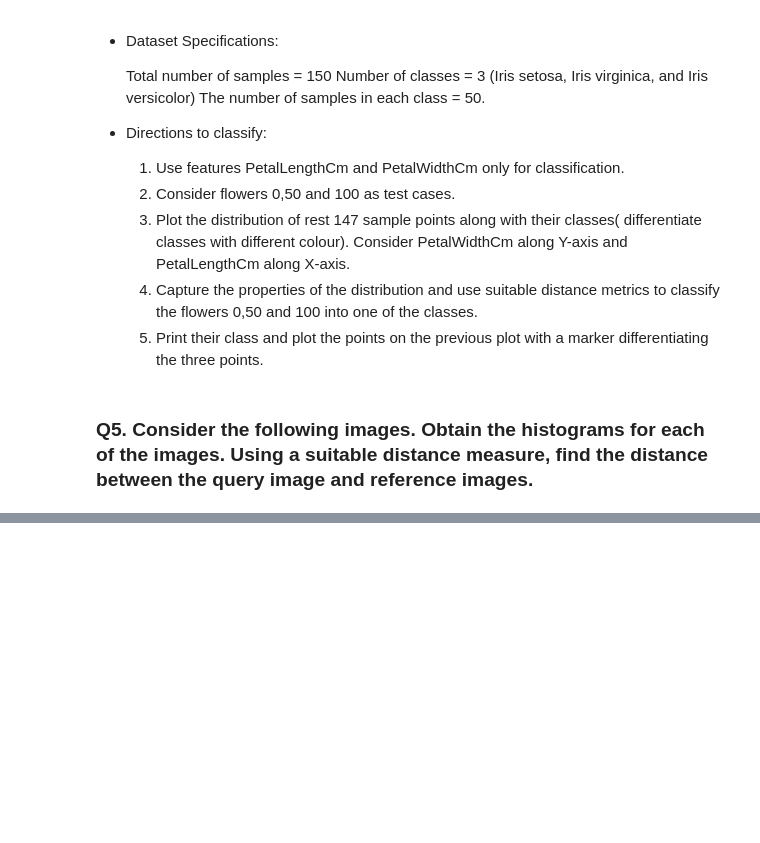
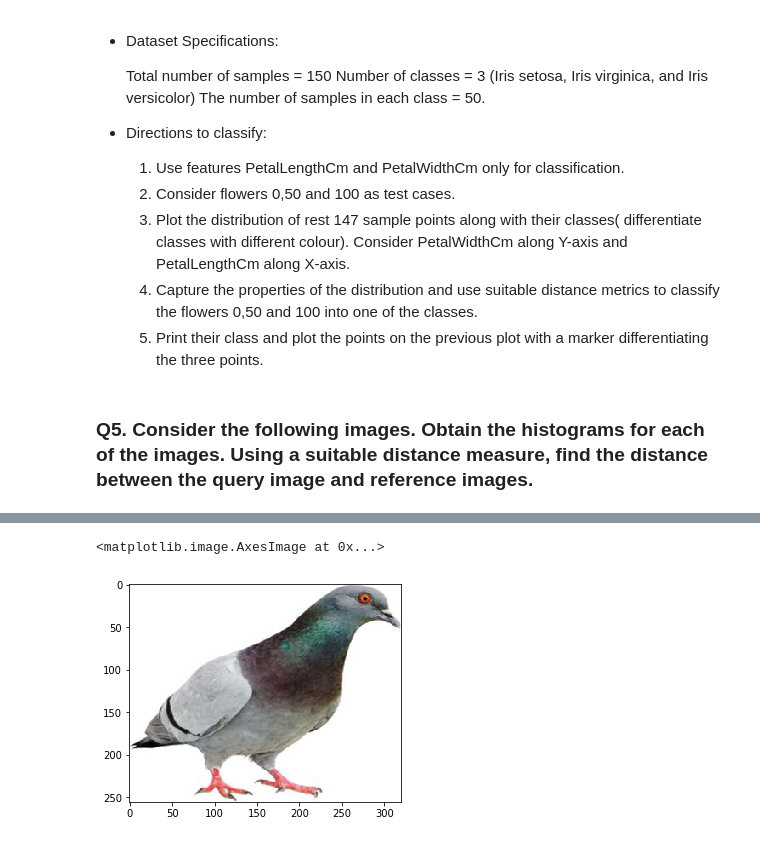
Before and after one commit to Rit-ctrl/Pattern-Recognition_2021, a Jupyter notebook: Assignment_1/Assignment-1.ipynb, the cells around one changed output, grey strips where cells are left out. Cells and saved outputs as stored; diff of their text form; code cells hidden in the pictures; blank space fills up the shorter version.

```diff
--- a/Assignment_1/Assignment-1.ipynb
+++ b/Assignment_1/Assignment-1.ipynb
@@ -218,0 +221,7 @@ HTTPError: ignored
+# %%
+query_image=plt.imread('Query_image.jpg')
+# %%
+plt.imshow(query_image)
+# %% [output]
+<matplotlib.image.AxesImage at 0x...>
+[figure, added]
```
Also changed, not shown: parts of 21 cells of this notebook.
